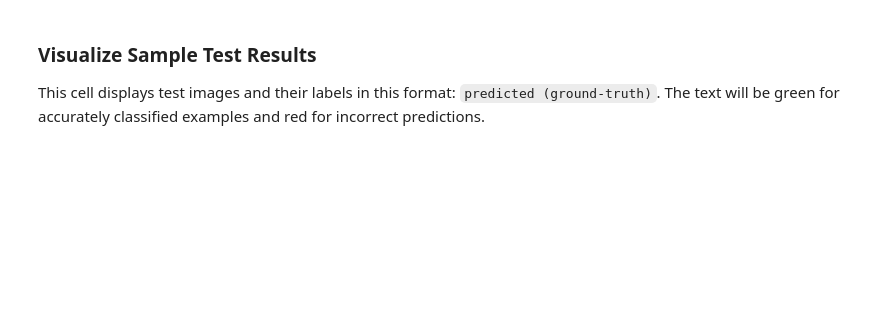
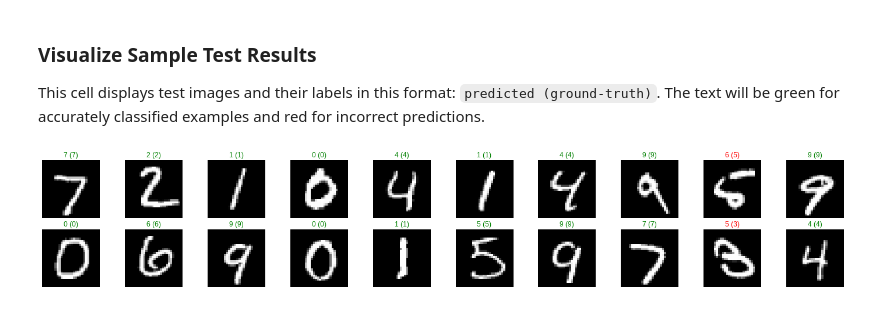
Before and after one commit to CheloGE/PytorchWork, a Jupyter notebook: Mnist dataset/mnist_mlp_exercise.ipynb, the cells around one changed output. Drawn from its saved outputs; the diff is of its cells as text; code cells hidden in the pictures; blank space fills up the shorter version.

```diff
--- a/Mnist dataset/mnist_mlp_exercise.ipynb
+++ b/Mnist dataset/mnist_mlp_exercise.ipynb
@@ -257,21 +291,24 @@ print('\nTest Accuracy (Overall): %2d%% (%2d/%2d)' % (
 
 This cell displays test images and their labels in this format: `predicted (ground-truth)`. The text will be green for accurately classified examples and red for incorrect predictions.
 # %%
+#going back to CPU since GPU is not necessary
+model.to('cpu')
 # obtain one batch of test images
 dataiter = iter(test_loader)
 images, labels = dataiter.next()
-
 # get sample outputs
 output = model(images)
 # convert output probabilities to predicted class
 _, preds = torch.max(output, 1)
 # prep images for display
 images = images.numpy()
 
 # plot the images in the batch, along with predicted and true labels
 fig = plt.figure(figsize=(25, 4))
 for idx in np.arange(20):
     ax = fig.add_subplot(2, 20/2, idx+1, xticks=[], yticks=[])
     ax.imshow(np.squeeze(images[idx]), cmap='gray')
     ax.set_title("{} ({})".format(str(preds[idx].item()), str(labels[idx].item())),
                  color=("green" if preds[idx]==labels[idx] else "red"))
+# %% [output]
+[figure, added]
```
Also changed, not shown: parts of 3 cells of this notebook.
